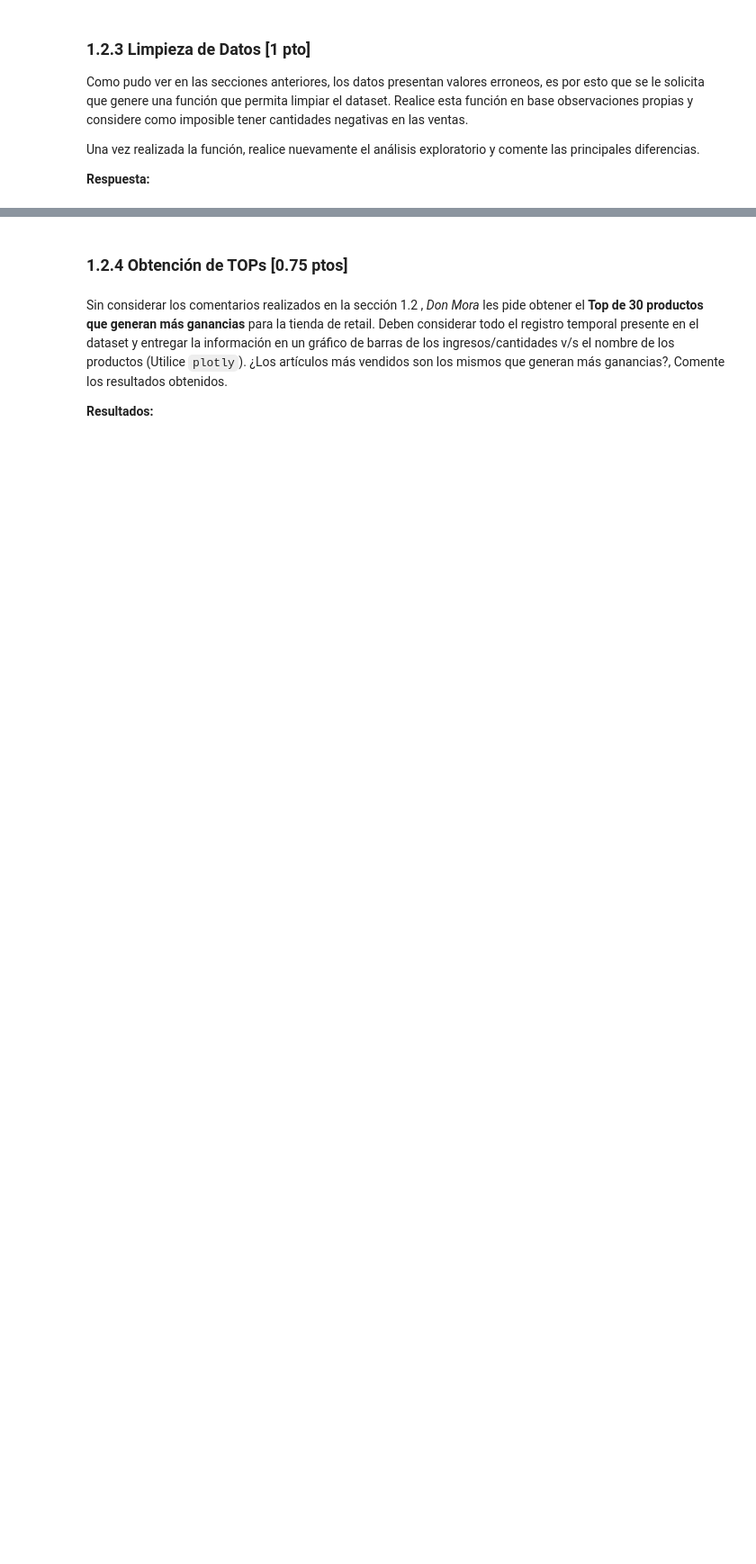
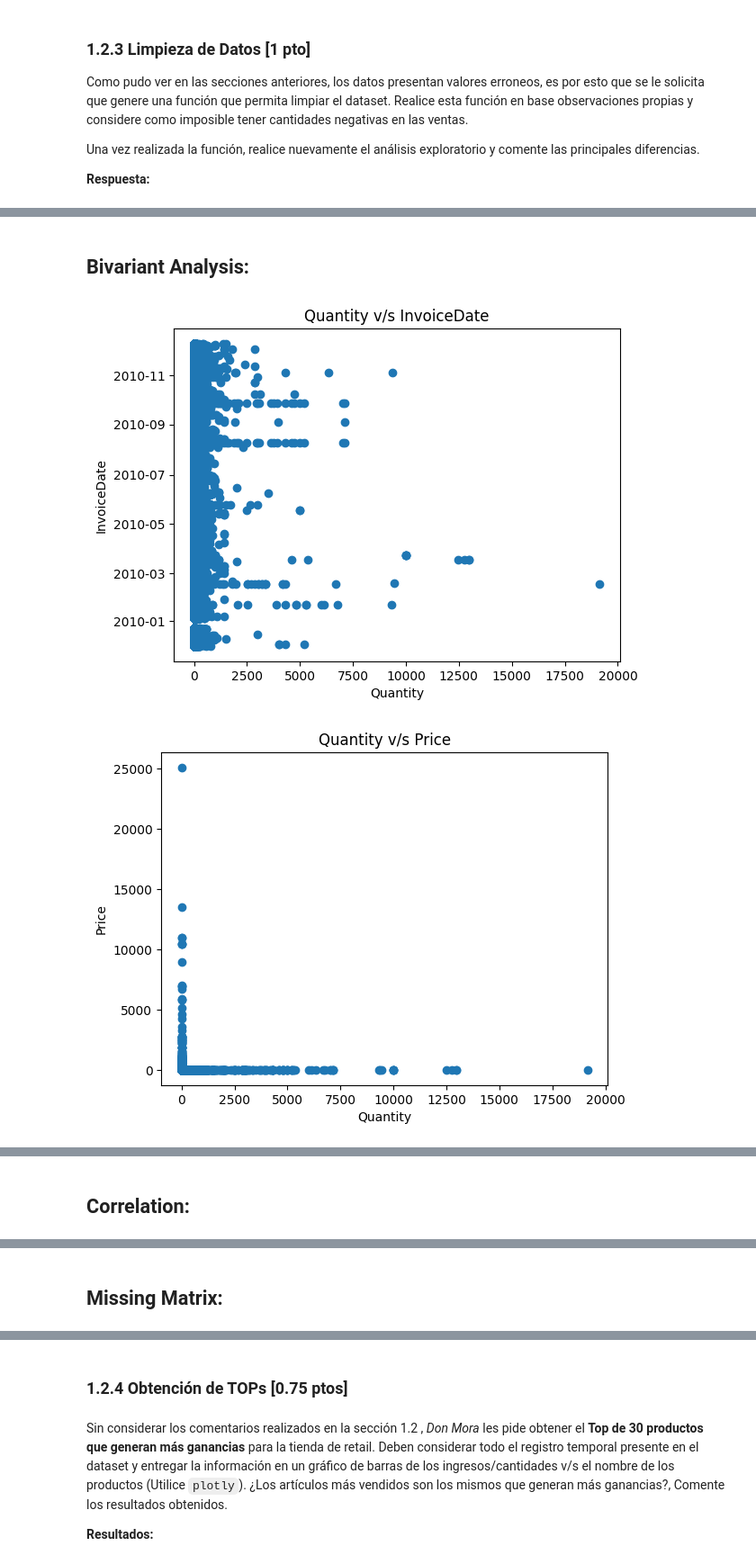
Before and after one commit to mgzotero/MDS7202, a Jupyter notebook: Labs/Lab 6/lab6.ipynb, the cells around one changed output, grey strips where cells are left out. Shown at 90% size. Saved outputs shown, nothing was run; the diff lists cells and outputs as text; code cells hidden in the pictures; blank space fills up the shorter version.

```diff
--- a/Labs/Lab 6/lab6.ipynb
+++ b/Labs/Lab 6/lab6.ipynb
@@ -327,0 +324,15 @@ Código Aquí
+# %%
+def clean_df(dataframe_in: pd.DataFrame) -> pd.DataFrame:
+    """Función que limpia el dataframe de acuerdo a las reglas de negocio.
+
+    Args:
+        dataframe_in (pd.DataFrame): dataframe a limpiar
+
+    Returns:
+        pd.DataFrame: dataframe limpio
+    """
+    condition = (dataframe_in["Quantity"] > 0) & (dataframe_in["Price"] > 0)
+    dataframe_out = dataframe_in[condition].copy(deep=True)
+    return dataframe_out
+
+df_retail2 = clean_df(df_retail)
@@ -327,0 +381,6 @@ Código Aquí
+# %%
+profile_df(df_retail2)
+# %% [output]
+## Bivariant Analysis:
+[figure, added]
+[figure, added]
@@ -327,0 +388 @@ Código Aquí
+## Correlation:
@@ -327,0 +390 @@ Código Aquí
+## Missing Matrix:
```
Also changed, not shown: parts of 25 cells of this notebook.
